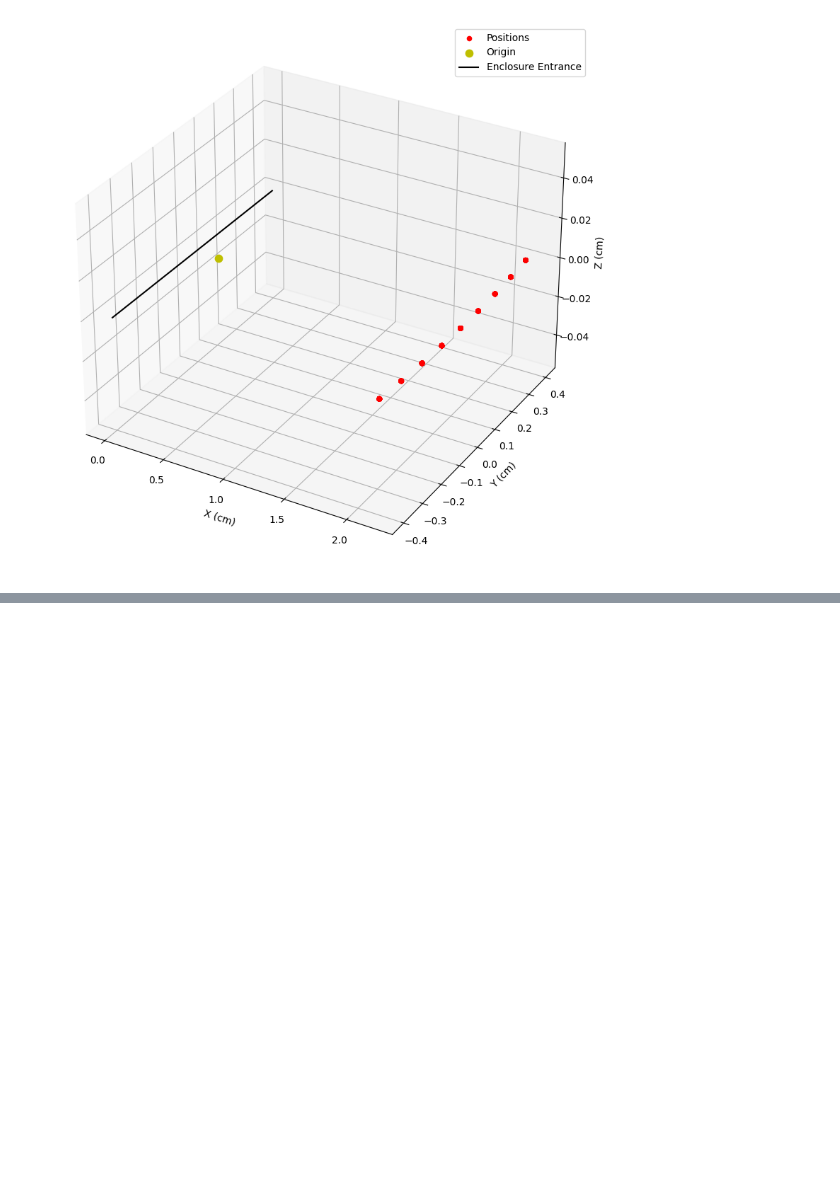
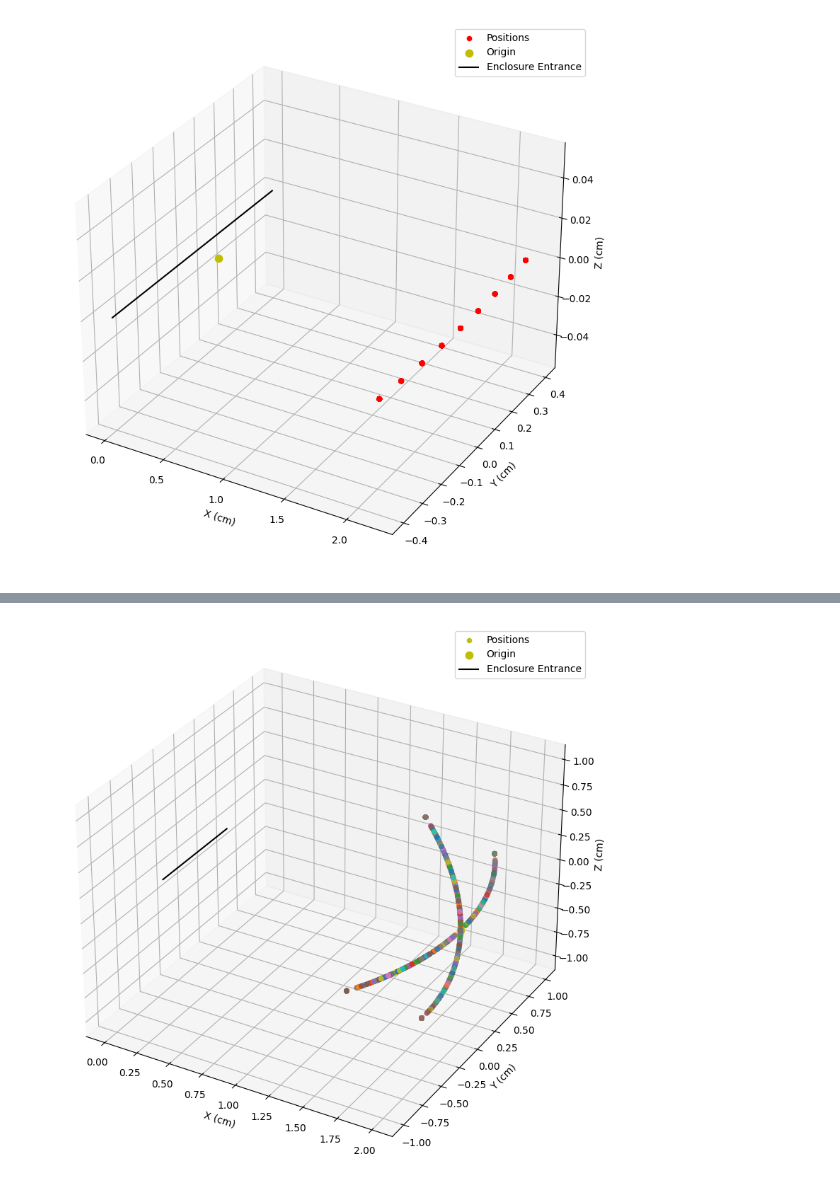
Before and after one commit to throneofshadow/ReachSample, a Jupyter notebook: notebooks/ReachSample_tutorial.ipynb, the cells around one changed output, grey strips where cells are left out. Saved outputs shown, nothing was run; the diff lists cells and outputs as text; code cells hidden in the pictures; blank space fills up the shorter version.

```diff
--- a/notebooks/ReachSample_tutorial.ipynb
+++ b/notebooks/ReachSample_tutorial.ipynb
@@ -31,0 +34,4 @@ RS_.create_theta_workspace(0.4, 2, 560, 9, sample=True, visualize = True)
+# %%
+RS_.create_2d_workspace(1, 1, 2, 150, 9, sample=True, visualize = True)
+# %% [output]
+[figure, added]
```
Also changed, not shown: parts of 4 cells of this notebook, 2 other files.
